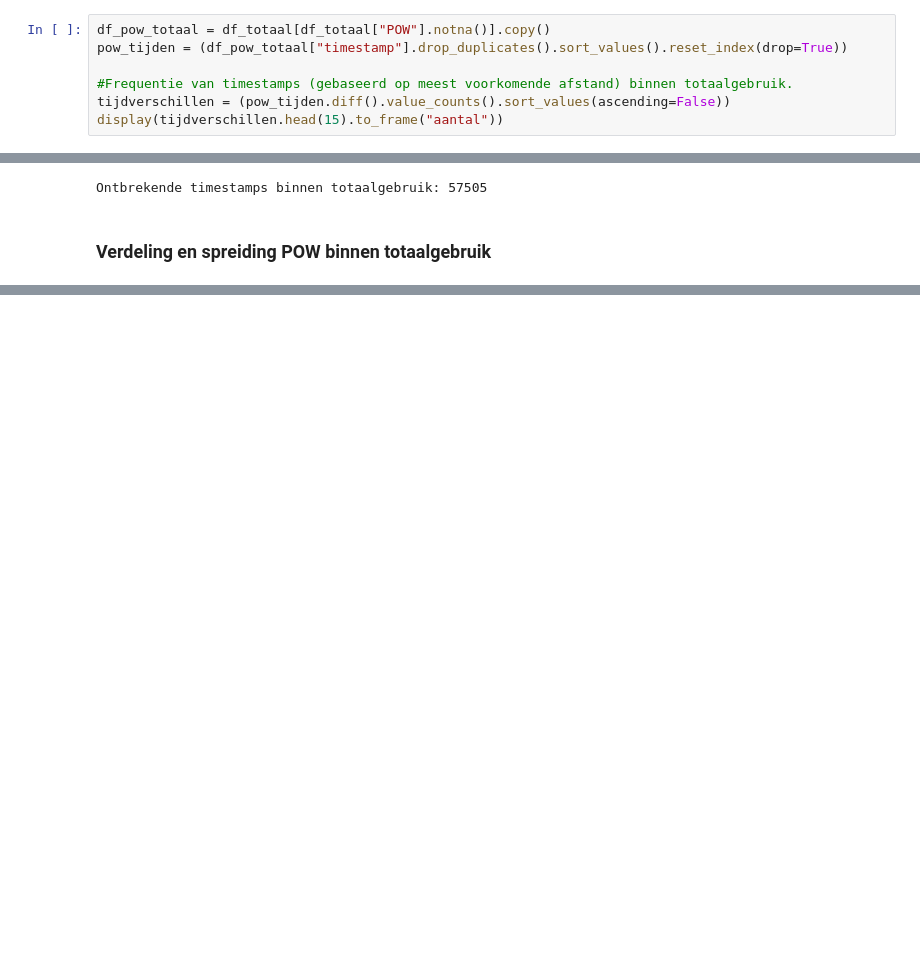
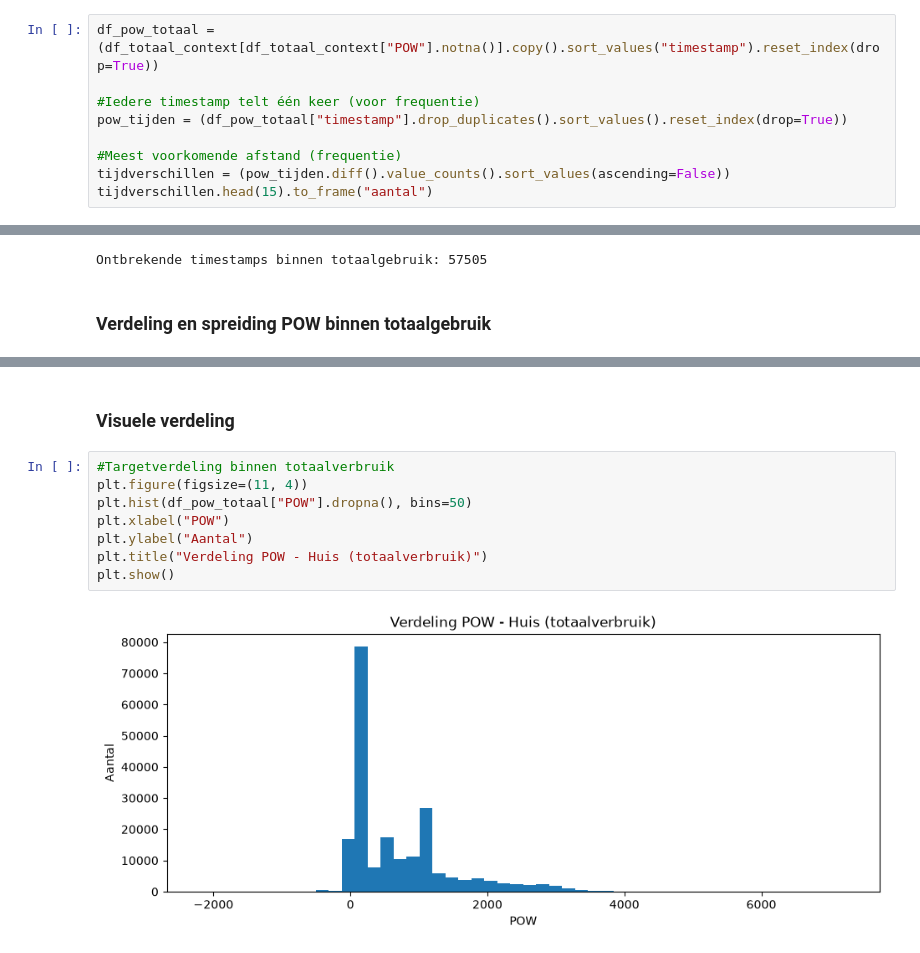
Before and after one commit to CasDerksen/Project3_Deel1, a Jupyter notebook: exploration/02_Huis.ipynb, the cells around one changed output, grey strips where cells are left out. Saved outputs shown, nothing was run; the diff lists cells and outputs as text; blank space fills up the shorter version.

```diff
--- a/exploration/02_Huis.ipynb
+++ b/exploration/02_Huis.ipynb
@@ -340,10 +392,12 @@ Records binnen targetcontext zonder POW: 22196
 # %%
-df_pow_totaal = df_totaal[df_totaal["POW"].notna()].copy()
+df_pow_totaal = (df_totaal_context[df_totaal_context["POW"].notna()].copy().sort_values("timestamp").reset_index(drop=True))
+
+#Iedere timestamp telt één keer (voor frequentie)
 pow_tijden = (df_pow_totaal["timestamp"].drop_duplicates().sort_values().reset_index(drop=True))
 
-#Frequentie van timestamps (gebaseerd op meest voorkomende afstand) binnen totaalgebruik.
+#Meest voorkomende afstand (frequentie)
 tijdverschillen = (pow_tijden.diff().value_counts().sort_values(ascending=False))
-display(tijdverschillen.head(15).to_frame("aantal"))
+tijdverschillen.head(15).to_frame("aantal")
 # %% [output]
 |  | aantal |
 | timestamp |  |
@@ -393,0 +513,12 @@ POW = 0: 0
+# %% [markdown]
+### Visuele verdeling
+# %%
+#Targetverdeling binnen totaalverbruik
+plt.figure(figsize=(11, 4))
+plt.hist(df_pow_totaal["POW"].dropna(), bins=50)
+plt.xlabel("POW")
+plt.ylabel("Aantal")
+plt.title("Verdeling POW - Huis (totaalverbruik)")
+plt.show()
+# %% [output]
+[figure, added]
```
Also changed, not shown: parts of 45 cells of this notebook.
